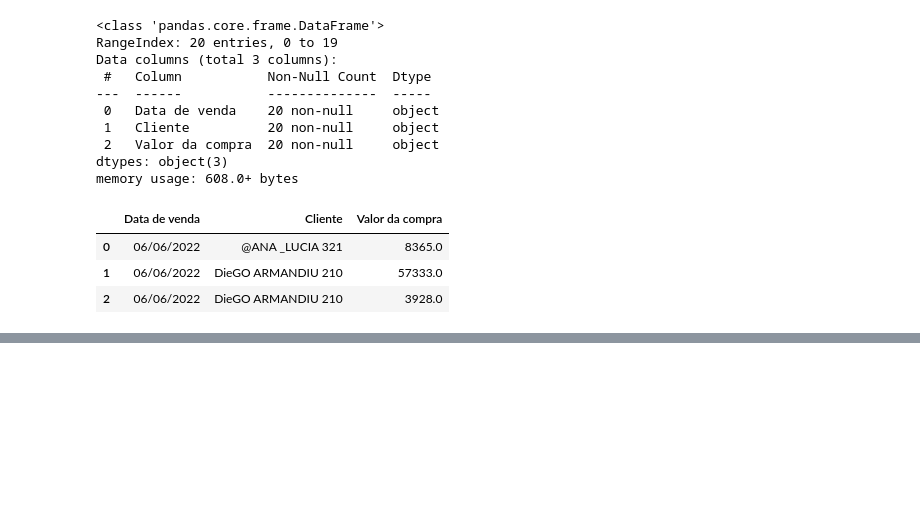
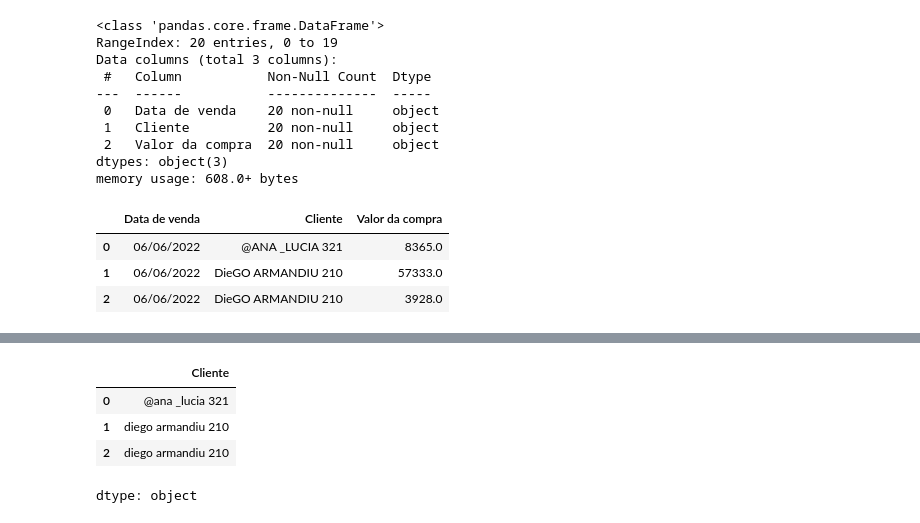
Before and after one commit to Matheus-Pombeiro/transformacao_manipulacao_dados, a Jupyter notebook: transformacao_manipulacao_dados_desafio.ipynb, the cells around one changed output, grey strips where cells are left out. Cells and saved outputs as stored; diff of their text form; code cells hidden in the pictures; blank space fills up the shorter version.

```diff
--- a/transformacao_manipulacao_dados_desafio.ipynb
+++ b/transformacao_manipulacao_dados_desafio.ipynb
@@ -153,0 +175,10 @@ vendas.head(3)
+# %%
+# Convertendo os caracteres para minúsculo
+vendas['Cliente'] = vendas['Cliente'].str.lower()
+vendas['Cliente'].head(3)
+# %% [output]
+|  | Cliente |
+| 0 | @ana _lucia 321 |
+| 1 | diego armandiu 210 |
+| 2 | diego armandiu 210 |
+dtype: object
```
Also changed, not shown: parts of 3 cells of this notebook.
